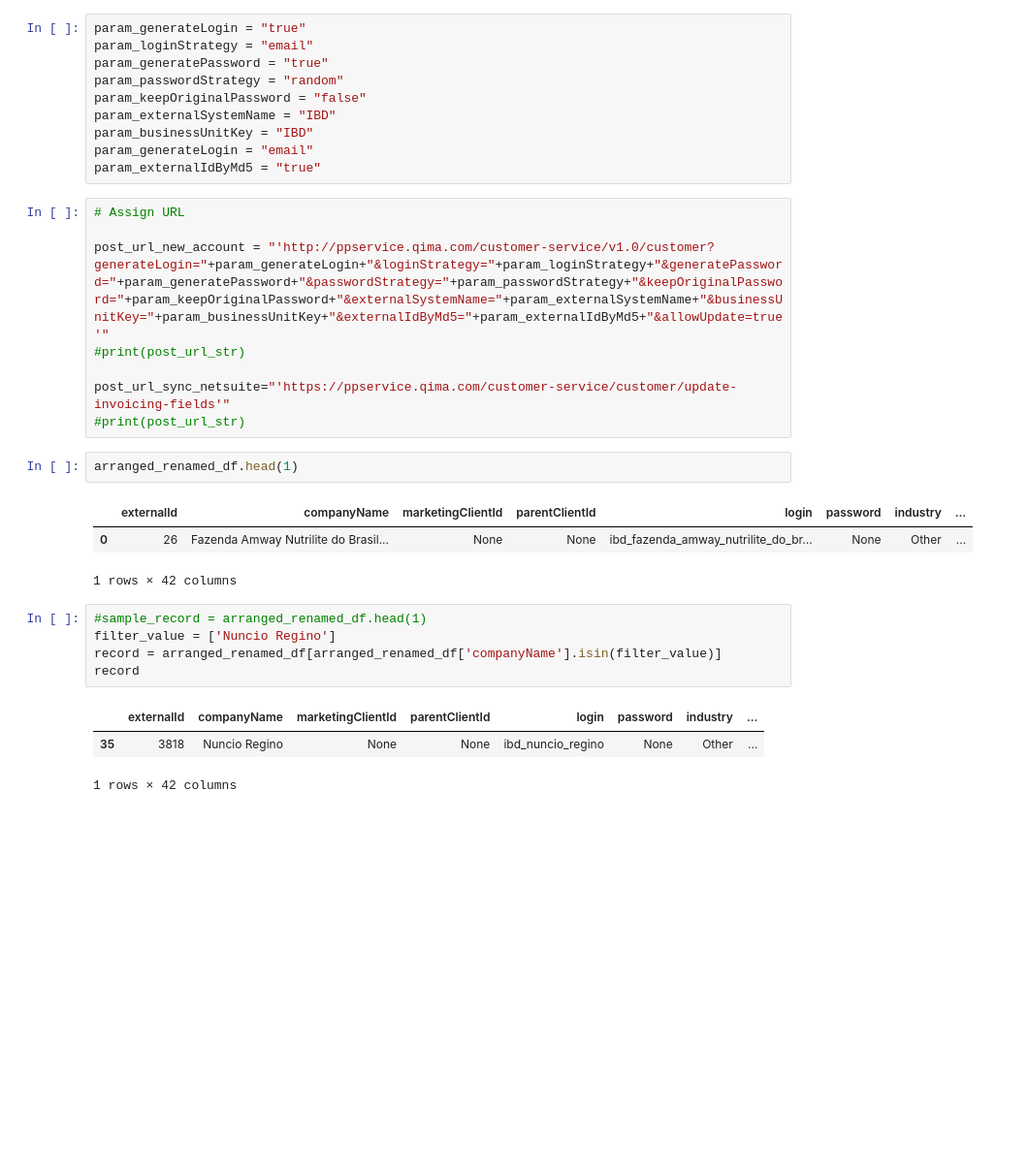
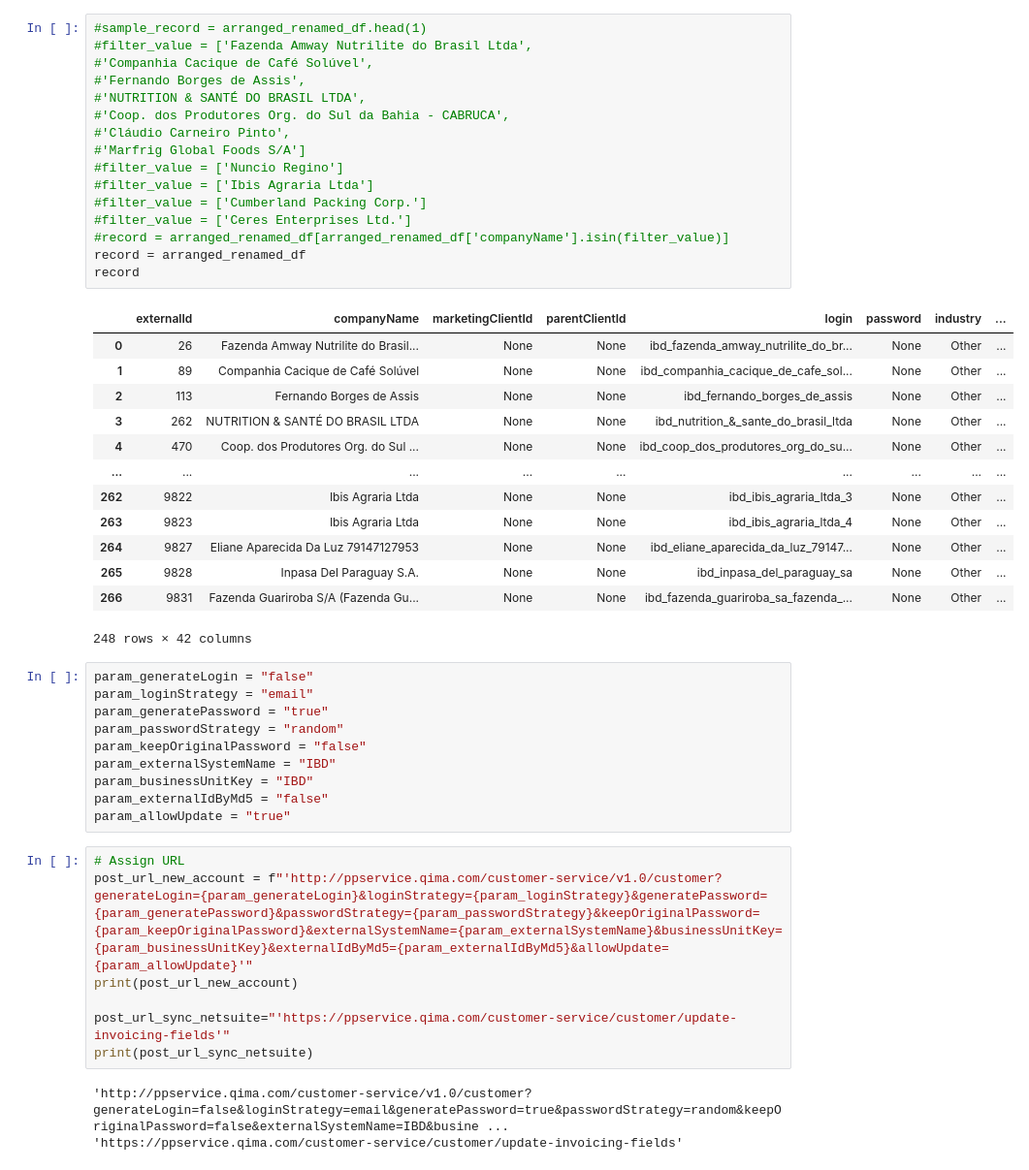
Before and after one commit to ivanfilomene/ivanfilomene, a Jupyter notebook: IBD-customer-integration-to-QIMA-python-scripts/Integrate_IBD_customer_to_QIMA_version1.ipynb, the cells around one changed output. Shown at 97% size. Cells and saved outputs as stored; diff of their text form; blank space fills up the shorter version.

```diff
--- a/IBD-customer-integration-to-QIMA-python-scripts/Integrate_IBD_customer_to_QIMA_version1.ipynb
+++ b/IBD-customer-integration-to-QIMA-python-scripts/Integrate_IBD_customer_to_QIMA_version1.ipynb
@@ -104,34 +166,51 @@ arranged_renamed_df.head(1)
+# %%
+#sample_record = arranged_renamed_df.head(1)
+#filter_value = ['Fazenda Amway Nutrilite do Brasil Ltda',
+#'Companhia Cacique de Café Solúvel',
+#'Fernando Borges de Assis',
+#'NUTRITION & SANTÉ DO BRASIL LTDA',
+#'Coop. dos Produtores Org. do Sul da Bahia - CABRUCA',
+#'Cláudio Carneiro Pinto',
+#'Marfrig Global Foods S/A']
+#filter_value = ['Nuncio Regino']
+#filter_value = ['Ibis Agraria Ltda']
+#filter_value = ['Cumberland Packing Corp.']
+#filter_value = ['Ceres Enterprises Ltd.']
+#record = arranged_renamed_df[arranged_renamed_df['companyName'].isin(filter_value)]
+record = arranged_renamed_df
+record
+# %% [output]
+|  | externalId | companyName | marketingClientId | parentClientId | login | password | industry | ... |
+| 0 | 26 | Fazenda Amway Nutrilite do Brasil... | None | None | ibd_fazenda_amway_nutrilite_do_br... | None | Other | ... |
+| 1 | 89 | Companhia Cacique de Café Solúvel | None | None | ibd_companhia_cacique_de_cafe_sol... | None | Other | ... |
+| 2 | 113 | Fernando Borges de Assis | None | None | ibd_fernando_borges_de_assis | None | Other | ... |
+| 3 | 262 | NUTRITION & SANTÉ DO BRASIL LTDA | None | None | ibd_nutrition_&_sante_do_brasil_ltda | None | Other | ... |
+| 4 | 470 | Coop. dos Produtores Org. do Sul ... | None | None | ibd_coop_dos_produtores_org_do_su... | None | Other | ... |
+| ... | ... | ... | ... | ... | ... | ... | ... | ... |
+| 262 | 9822 | Ibis Agraria Ltda | None | None | ibd_ibis_agraria_ltda_3 | None | Other | ... |
+| 263 | 9823 | Ibis Agraria Ltda | None | None | ibd_ibis_agraria_ltda_4 | None | Other | ... |
+| 264 | 9827 | Eliane Aparecida Da Luz 79147127953 | None | None | ibd_eliane_aparecida_da_luz_79147... | None | Other | ... |
+| 265 | 9828 | Inpasa Del Paraguay S.A. | None | None | ibd_inpasa_del_paraguay_sa | None | Other | ... |
+| 266 | 9831 | Fazenda Guariroba S/A (Fazenda Gu... | None | None | ibd_fazenda_guariroba_sa_fazenda_... | None | Other | ... |
+248 rows × 42 columns
 # %%
-param_generateLogin = "true"
+param_generateLogin = "false"
 param_loginStrategy = "email"
 param_generatePassword = "true"
 param_passwordStrategy = "random"
 param_keepOriginalPassword = "false"
 param_externalSystemName = "IBD"
 param_businessUnitKey = "IBD"
-param_generateLogin = "email"
-param_externalIdByMd5 = "true"
+param_externalIdByMd5 = "false"
+param_allowUpdate = "true"
 # %%
 # Assign URL
-
-post_url_new_account = "'http://ppservice.qima.com/customer-service/v1.0/customer?generateLogin="+param_generateLogin+"&loginStrategy="+param_loginStrategy+"&generatePassword="+param_generatePassword+"&passwordStrategy="+param_passwordStrategy+"&keepOriginalPassword="+param_keepOriginalPassword+"&externalSystemName="+param_externalSystemName+"&businessUnitKey="+param_businessUnitKey+"&externalIdByMd5="+param_externalIdByMd5+"&allowUpdate=true'"
-#print(post_url_str)
+post_url_new_account = f"'http://ppservice.qima.com/customer-service/v1.0/customer?generateLogin={param_generateLogin}&loginStrategy={param_loginStrategy}&generatePassword={param_generatePassword}&passwordStrategy={param_passwordStrategy}&keepOriginalPassword={param_keepOriginalPassword}&externalSystemName={param_externalSystemName}&businessUnitKey={param_businessUnitKey}&externalIdByMd5={param_externalIdByMd5}&allowUpdate={param_allowUpdate}'"
+print(post_url_new_account)
 
 post_url_sync_netsuite="'https://ppservice.qima.com/customer-service/customer/update-invoicing-fields'"
-#print(post_url_str)
+print(post_url_sync_netsuite)
+# %% [output]
+'http://ppservice.qima.com/customer-service/v1.0/customer?generateLogin=false&loginStrategy=email&generatePassword=true&passwordStrategy=random&keepOriginalPassword=false&externalSystemName=IBD&busine ...
+'https://ppservice.qima.com/customer-service/customer/update-invoicing-fields'
-# %%
-arranged_renamed_df.head(1)
-# %% [output]
-|  | externalId | companyName | marketingClientId | parentClientId | login | password | industry | ... |
-| 0 | 26 | Fazenda Amway Nutrilite do Brasil... | None | None | ibd_fazenda_amway_nutrilite_do_br... | None | Other | ... |
-1 rows × 42 columns
-# %%
-#sample_record = arranged_renamed_df.head(1)
-filter_value = ['Nuncio Regino']
-record = arranged_renamed_df[arranged_renamed_df['companyName'].isin(filter_value)]
-record
-# %% [output]
-|  | externalId | companyName | marketingClientId | parentClientId | login | password | industry | ... |
-| 35 | 3818 | Nuncio Regino | None | None | ibd_nuncio_regino | None | Other | ... |
-1 rows × 42 columns
 # %%
```
Also changed, not shown: parts of 4 cells of this notebook, 3 other files.
